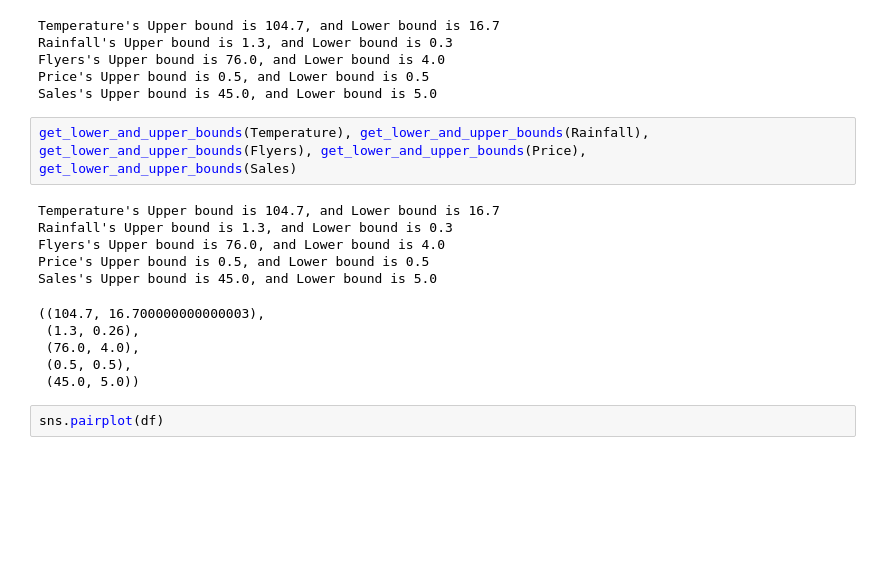
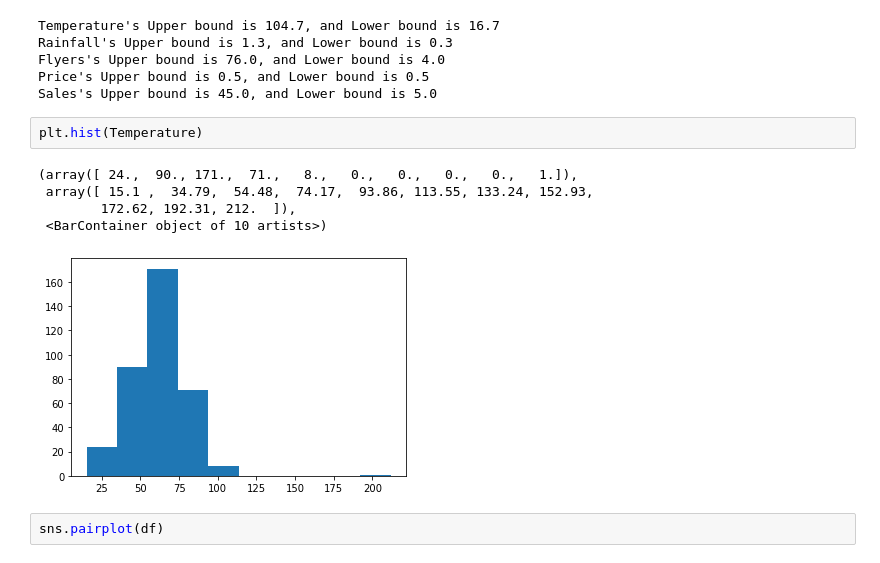
Before and after one commit to Jason-R-Turner/anomaly-detection-exercises, a Jupyter notebook: continuous_probabilistic_methods.ipynb, the cells around one changed output. Drawn from its saved outputs; the diff is of its cells as text; blank space fills up the shorter version.

```diff
--- a/continuous_probabilistic_methods.ipynb
+++ b/continuous_probabilistic_methods.ipynb
@@ -142,18 +144,13 @@ Flyers's Upper bound is 76.0, and Lower bound is 4.0
 Price's Upper bound is 0.5, and Lower bound is 0.5
 Sales's Upper bound is 45.0, and Lower bound is 5.0
 # %%
-get_lower_and_upper_bounds(Temperature), get_lower_and_upper_bounds(Rainfall), get_lower_and_upper_bounds(Flyers), get_lower_and_upper_bounds(Price), get_lower_and_upper_bounds(Sales)
+plt.hist(Temperature)
 # %% [output]
-Temperature's Upper bound is 104.7, and Lower bound is 16.7
-Rainfall's Upper bound is 1.3, and Lower bound is 0.3
-Flyers's Upper bound is 76.0, and Lower bound is 4.0
-Price's Upper bound is 0.5, and Lower bound is 0.5
-Sales's Upper bound is 45.0, and Lower bound is 5.0
+(array([ 24.,  90., 171.,  71.,   8.,   0.,   0.,   0.,   0.,   1.]),
+ array([ 15.1 ,  34.79,  54.48,  74.17,  93.86, 113.55, 133.24, 152.93,
+        172.62, 192.31, 212.  ]),
+ <BarContainer object of 10 artists>)
-((104.7, 16.700000000000003),
- (1.3, 0.26),
- (76.0, 4.0),
- (0.5, 0.5),
- (45.0, 5.0))
+[figure, added]
 # %%
 sns.pairplot(df)
 # %% [output]
```
Also changed, not shown: parts of 4 cells of this notebook, 1 other file.
